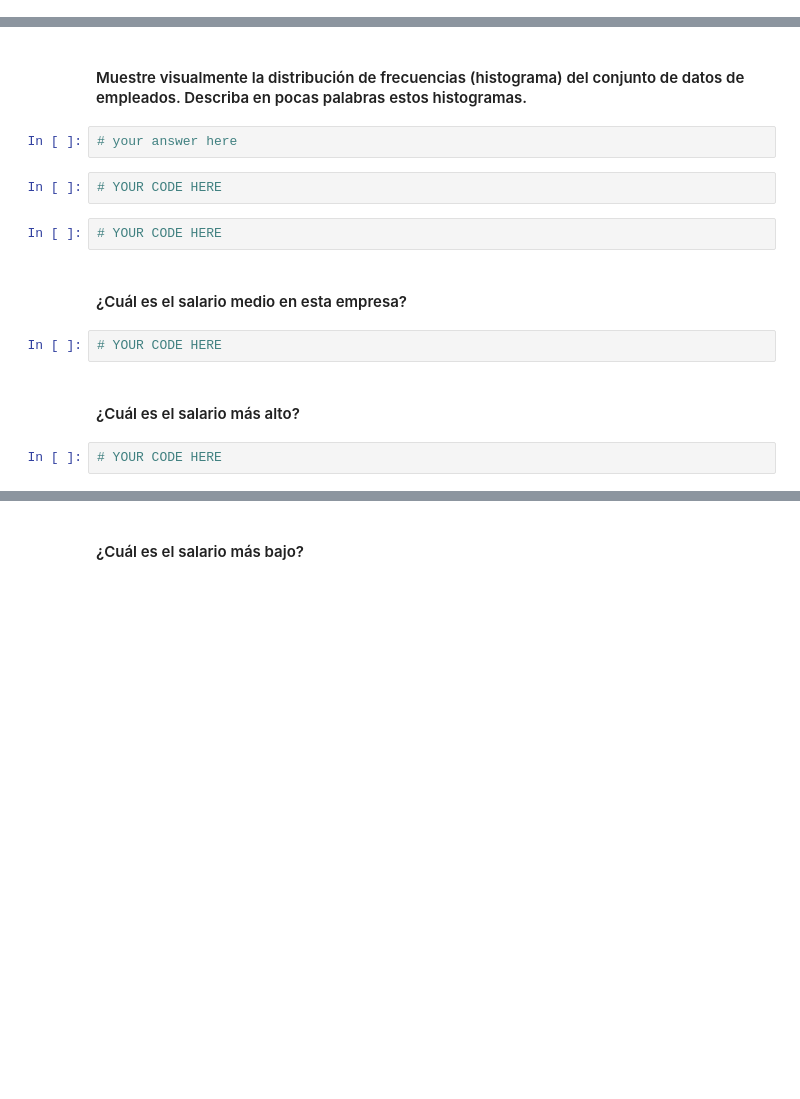
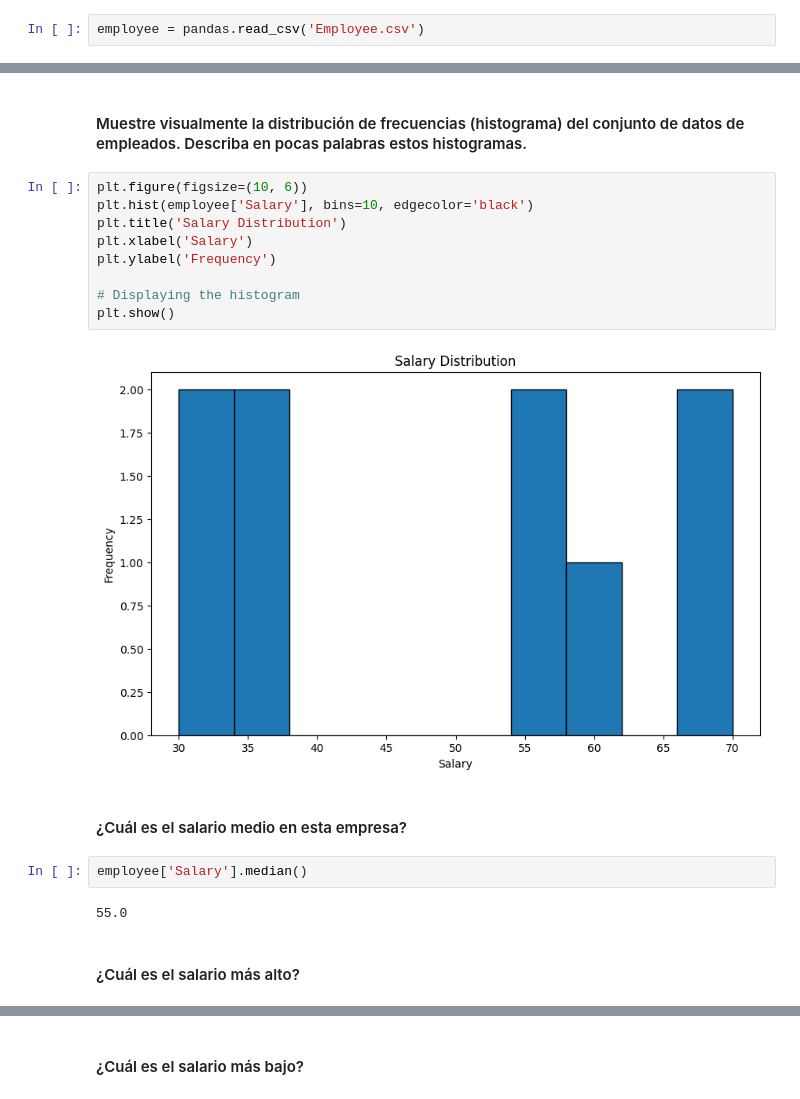
Before and after one commit to ironhack-ds-jcampos/lab-descriptive-stats-es, a Jupyter notebook: your-code/main.ipynb, the cells around one changed output, grey strips where cells are left out. Cells and saved outputs as stored; diff of their text form; blank space fills up the shorter version.

```diff
--- a/your-code/main.ipynb
+++ b/your-code/main.ipynb
@@ -107,2 +106,4 @@ Name: count, dtype: int64
+# %%
+employee = pandas.read_csv('Employee.csv')
 # %% [markdown]
 #### Explore los tipos de datos del marco de datos Temp. Comenta tus resultados
@@ -111,16 +125,21 @@ Name: count, dtype: int64
 # %% [markdown]
 #### Muestre visualmente la distribución de frecuencias (histograma) del conjunto de datos de empleados. Describa en pocas palabras estos histogramas.
-# %%
-# your answer here
-# %%
-# YOUR CODE HERE
-# %%
-# YOUR CODE HERE
+# %%
+plt.figure(figsize=(10, 6))
+plt.hist(employee['Salary'], bins=10, edgecolor='black')
+plt.title('Salary Distribution')
+plt.xlabel('Salary')
+plt.ylabel('Frequency')
+
+# Displaying the histogram
+plt.show()
+# %% [output]
+[figure, added]
 # %% [markdown]
 #### ¿Cuál es el salario medio en esta empresa?
-# %%
-# YOUR CODE HERE
+# %%
+employee['Salary'].median()
+# %% [output]
+55.0
 # %% [markdown]
 #### ¿Cuál es el salario más alto?
-# %%
-# YOUR CODE HERE
```
Also changed, not shown: parts of 25 cells of this notebook.
